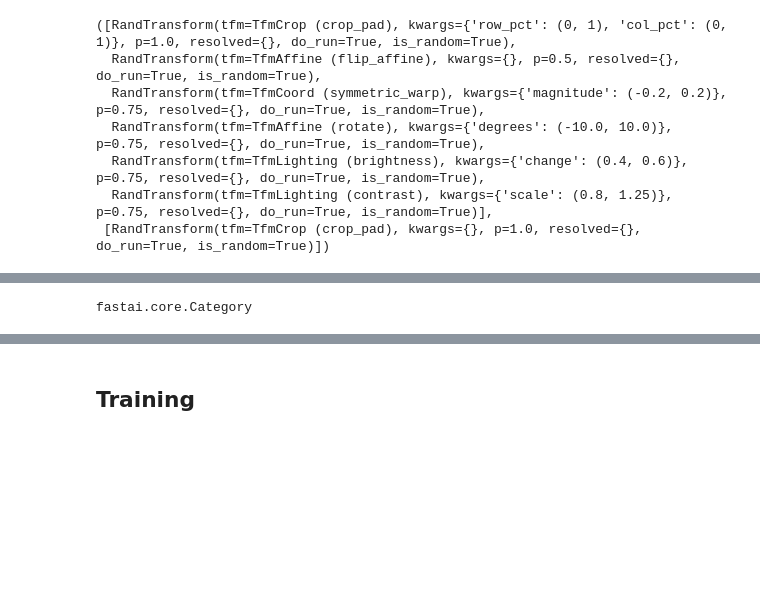
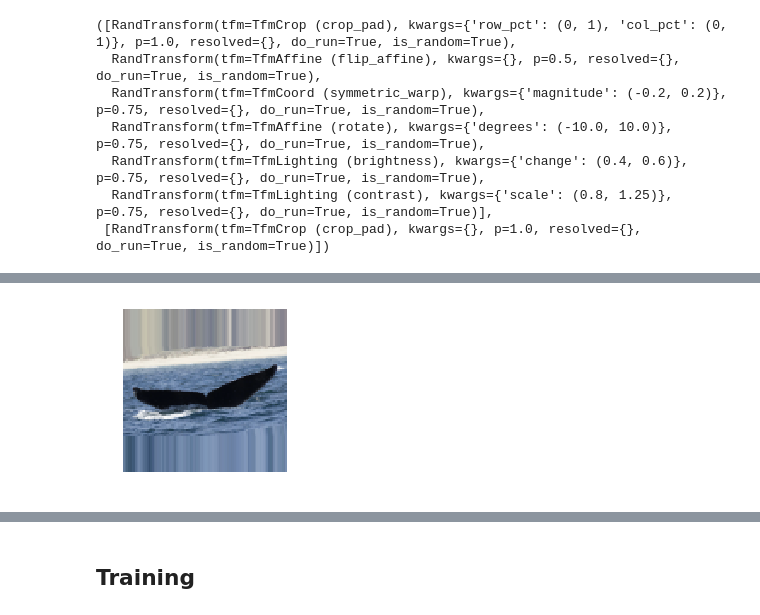
Before and after one commit to jachen36/humpback_kaggle, a Jupyter notebook: first_attempt-Copy1.ipynb, the cells around one changed output, grey strips where cells are left out. Drawn from its saved outputs; the diff is of its cells as text; code cells hidden in the pictures; blank space fills up the shorter version.

```diff
--- a/first_attempt-Copy1.ipynb
+++ b/first_attempt-Copy1.ipynb
@@ -14,6 +15,6 @@ TODO:
 # %%
 ## bs = 64
-bs = 8  ## for out of memory
+bs = 32  ## for out of memory
 # %%
 data_fp = Path('./data/')
 data_train = data_fp/'train'; data_train
@@ -138,11 +140,14 @@ tfms  ## list of transformations done to the images. tfms[0] is for training and
   RandTransform(tfm=TfmLighting (contrast), kwargs={'scale': (0.8, 1.25)}, p=0.75, resolved={}, do_run=True, is_random=True)],
  [RandTransform(tfm=TfmCrop (crop_pad), kwargs={}, p=1.0, resolved={}, do_run=True, is_random=True)])
 # %%
-src = (ImageItemList.from_df(path=data_train, df=labels, cols='Image')
+src = (ImageItemList.from_df(path=data_fp, df=labels, cols='Image', folder='train')
                      # images' filepath are in a dataframe with column name 'Image'
                     .split_by_idx(val_idx)
                     # validations are not random and determined by the row indices
-                    .label_from_df(cols='Id'))
+                    .label_from_df(cols='Id')
                     # classes for the images are in a dataframe with column name 'Id'
+                    .add_test_folder())
+                    # images to be use for inferences to the kaggle competition
+print(f'Type({type(src)})')
 src  # show a summary of the datasets
 # %% [output]
@@ -171,7 +175,7 @@ def get_data(size, bs, padding_mode='reflection'):
                           size=size,
                           resize_method=ResizeMethod.PAD,
                           padding_mode=padding_mode)
-                .databunch(bs=bs, num_workers=0)
+                .databunch(bs=bs, num_workers=2)
                 # creates a dataloader
                 .normalize(imagenet_stats))
                 # normalize the whale images with imagenet's mean and std because we are using a pretrained model
@@ -202,5 +194,5 @@ tmp2.show()
-# %%
-type(tmp2[1])
-# %% [output]
-fastai.core.Category
+# %%
+data.train_ds[idx][0].show() # orginal image
+# %% [output]
+[figure, added]
 # %%
```
Also changed, not shown: parts of 35 cells of this notebook, 1 other file.
